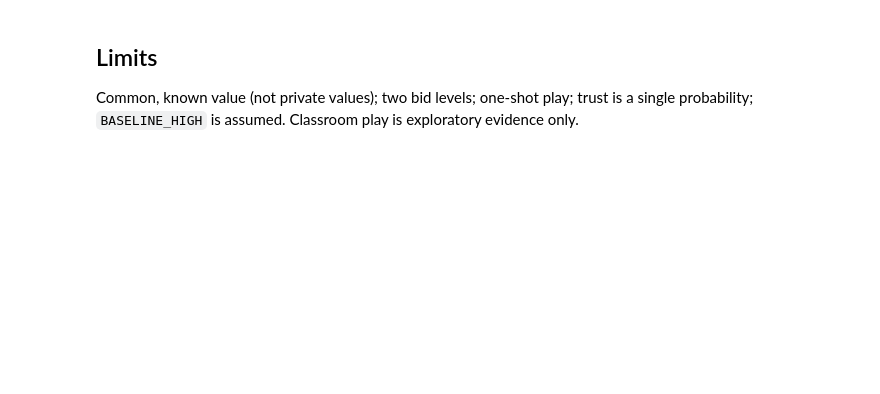
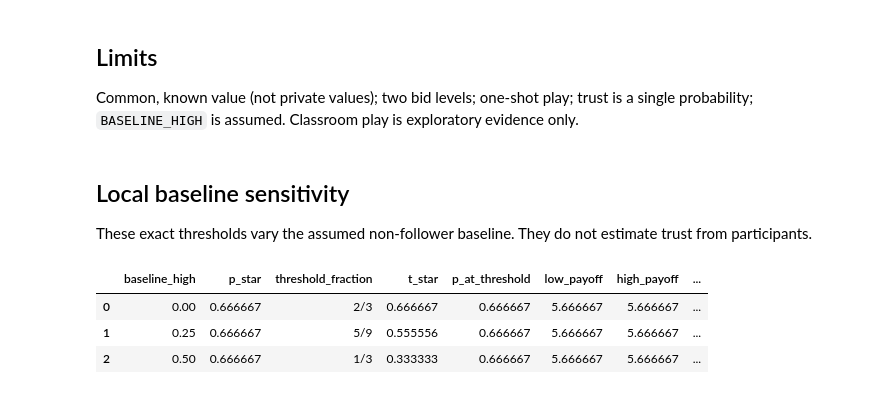
Before and after one commit to dku-comsci-econ206-Autumn2026/ps2-ai-advice-auction, a Jupyter notebook: notebooks/ps2_analysis.ipynb, the cells around one changed output. Cells and saved outputs as stored; diff of their text form; code cells hidden in the pictures; blank space fills up the shorter version.

```diff
--- a/notebooks/ps2_analysis.ipynb
+++ b/notebooks/ps2_analysis.ipynb
@@ -110,3 +110,15 @@ Image("../figures/trust_sweep.png" if os.path.exists("../figures/trust_sweep.png
 ## Limits
 Common, known value (not private values); two bid levels; one-shot play; trust is a single
 probability; `BASELINE_HIGH` is assumed. Classroom play is exploratory evidence only.
+# %% [markdown]
+## Local baseline sensitivity
+
+These exact thresholds vary the assumed non-follower baseline. They do not estimate trust from participants.
+# %%
+from final_sensitivity import sensitivity_rows
+pd.DataFrame(sensitivity_rows())
+# %% [output]
+|  | baseline_high | p_star | threshold_fraction | t_star | p_at_threshold | low_payoff | high_payoff | ... |
+| 0 | 0.00 | 0.666667 | 2/3 | 0.666667 | 0.666667 | 5.666667 | 5.666667 | ... |
+| 1 | 0.25 | 0.666667 | 5/9 | 0.555556 | 0.666667 | 5.666667 | 5.666667 | ... |
+| 2 | 0.50 | 0.666667 | 1/3 | 0.333333 | 0.666667 | 5.666667 | 5.666667 | ... |
```
Also changed, not shown: parts of 5 cells of this notebook, 12 other files.
